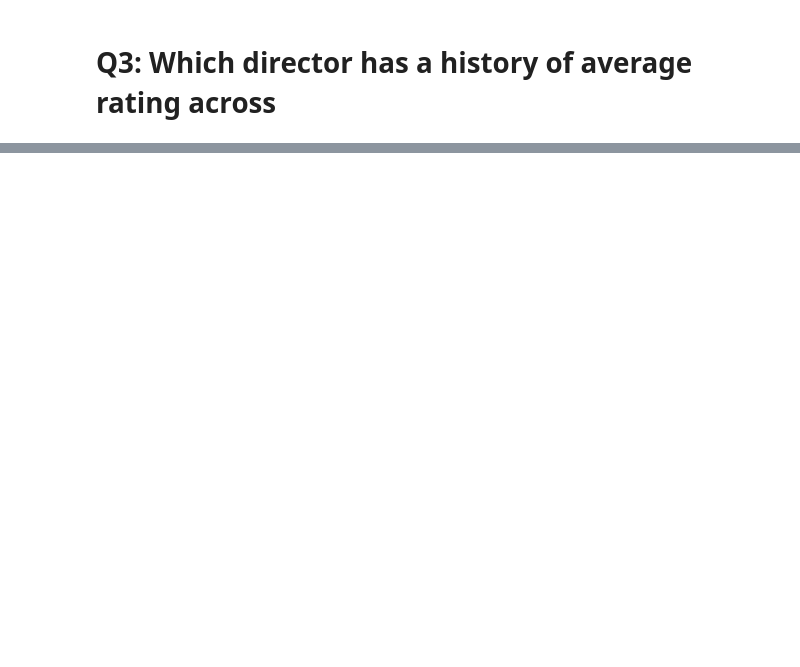
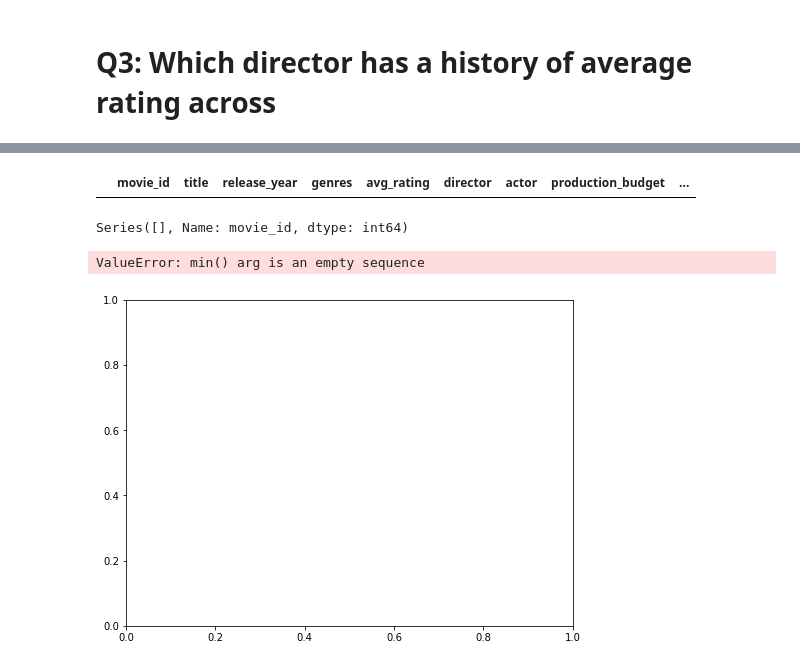
Before and after one commit to kafura0/Microsoft1_Film_Studio_Analysis, a Jupyter notebook: index.ipynb, the cells around one changed output, grey strips where cells are left out. Drawn from its saved outputs; the diff is of its cells as text; code cells hidden in the pictures; blank space fills up the shorter version.

Commit message:
added gitignore, graphs and TOC

```diff
--- a/index.ipynb
+++ b/index.ipynb
@@ -949,0 +917,16 @@ genre_movie_info_df.groupby("genres")['movie_id'].count().sort_values()
+# %%
+directors_movie_info = final_movie_info_table.copy()
+
+directors_movie_info = directors_movie_info.drop(['runtime_minutes', 'numvotes', 'release_date'], axis=1)
+
+
+# directors_movie_info['director'] = directors_movie_info['director'].str.split(',')
+# directors_movie_info = directors_movie_info.explode('director') # .explode() adds more rows
+
+# # # groupby
+# directors_movie_info.groupby("director")['movie_id'].count().sort_values()
+
+# # Dropping the rows where director is null.
+directors_movie_info = directors_movie_info.dropna(subset=['director']).reset_index(drop=True)
+
+directors_movie_info.isna().sum()
@@ -949,0 +947,19 @@ genre_movie_info_df.groupby("genres")['movie_id'].count().sort_values()
+# %%
+directors_movie_info.head()
+# %% [output]
+|  | movie_id | title | release_year | genres | avg_rating | director | actor | production_budget | ... |
+# %%
+# select those director which produced at least 40 movies to be able to draw reliable conclusions:
+directors_movie_info = directors_movie_info.groupby("director").filter(lambda x: len(x) > 40)
+directors_movie_info.groupby("director")['movie_id'].count()
+# %% [output]
+Series([], Name: movie_id, dtype: int64)
+# %%
+# data visualization
+fig, ax1 = plt.subplots(figsize=(8, 6))
+sns.barplot(data = directors_movie_info, x ='avg_rating', y='director', ax=ax1);
+
+fig.savefig("average_rating_vs_director.png")
+# %% [output]
+ValueError: min() arg is an empty sequence
+[figure, added]
```
Also changed, not shown: parts of 17 cells of this notebook, 3 other files.
